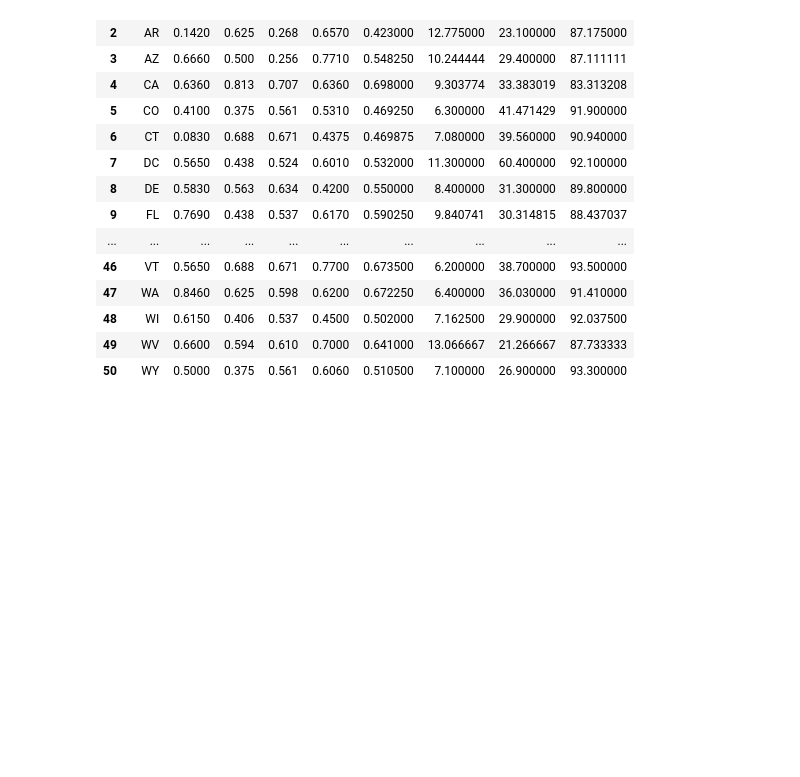
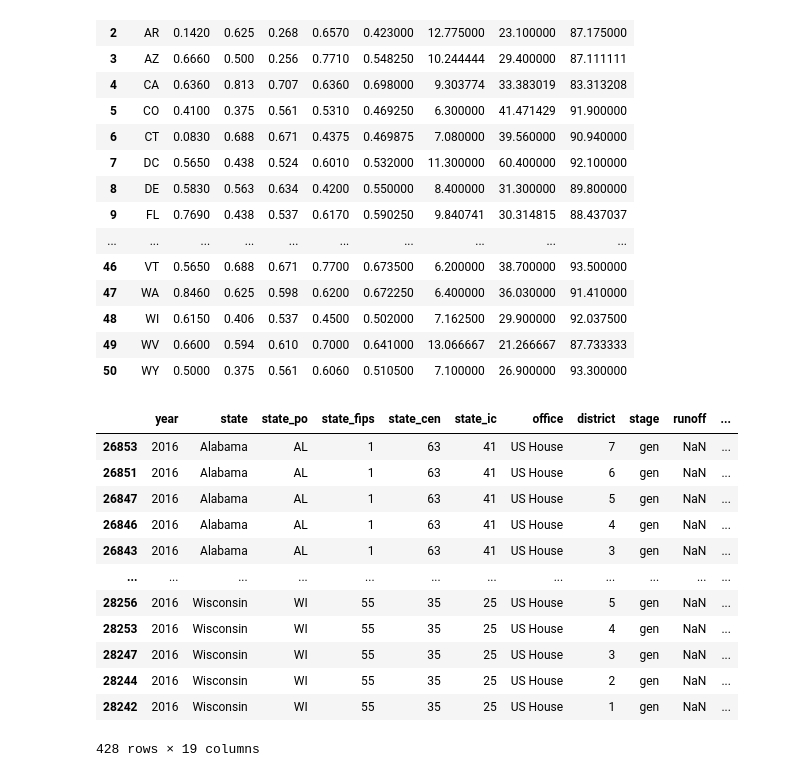
Before and after one commit to Abelay02/CS109a-Final-Project, a Jupyter notebook: Final Project.ipynb, the cells around one changed output. Saved outputs shown, nothing was run; the diff lists cells and outputs as text; code cells hidden in the pictures; blank space fills up the shorter version.

```diff
--- a/Final Project.ipynb
+++ b/Final Project.ipynb
@@ -115,3 +113,19 @@ sports_results
 | 48 | WI | 0.6150 | 0.406 | 0.537 | 0.4500 | 0.502000 | 7.162500 | 29.900000 | 92.037500 |
 | 49 | WV | 0.6600 | 0.594 | 0.610 | 0.7000 | 0.641000 | 13.066667 | 21.266667 | 87.733333 |
 | 50 | WY | 0.5000 | 0.375 | 0.561 | 0.6060 | 0.510500 | 7.100000 | 26.900000 | 93.300000 |
+# %%
+district_winners_2016
+# %% [output]
+|  | year | state | state_po | state_fips | state_cen | state_ic | office | district | stage | runoff | ... |
+| 26853 | 2016 | Alabama | AL | 1 | 63 | 41 | US House | 7 | gen | NaN | ... |
+| 26851 | 2016 | Alabama | AL | 1 | 63 | 41 | US House | 6 | gen | NaN | ... |
+| 26847 | 2016 | Alabama | AL | 1 | 63 | 41 | US House | 5 | gen | NaN | ... |
+| 26846 | 2016 | Alabama | AL | 1 | 63 | 41 | US House | 4 | gen | NaN | ... |
+| 26843 | 2016 | Alabama | AL | 1 | 63 | 41 | US House | 3 | gen | NaN | ... |
+| ... | ... | ... | ... | ... | ... | ... | ... | ... | ... | ... | ... |
+| 28256 | 2016 | Wisconsin | WI | 55 | 35 | 25 | US House | 5 | gen | NaN | ... |
+| 28253 | 2016 | Wisconsin | WI | 55 | 35 | 25 | US House | 4 | gen | NaN | ... |
+| 28247 | 2016 | Wisconsin | WI | 55 | 35 | 25 | US House | 3 | gen | NaN | ... |
+| 28244 | 2016 | Wisconsin | WI | 55 | 35 | 25 | US House | 2 | gen | NaN | ... |
+| 28242 | 2016 | Wisconsin | WI | 55 | 35 | 25 | US House | 1 | gen | NaN | ... |
+428 rows × 19 columns
```
Also changed, not shown: parts of 1 cell of this notebook.
